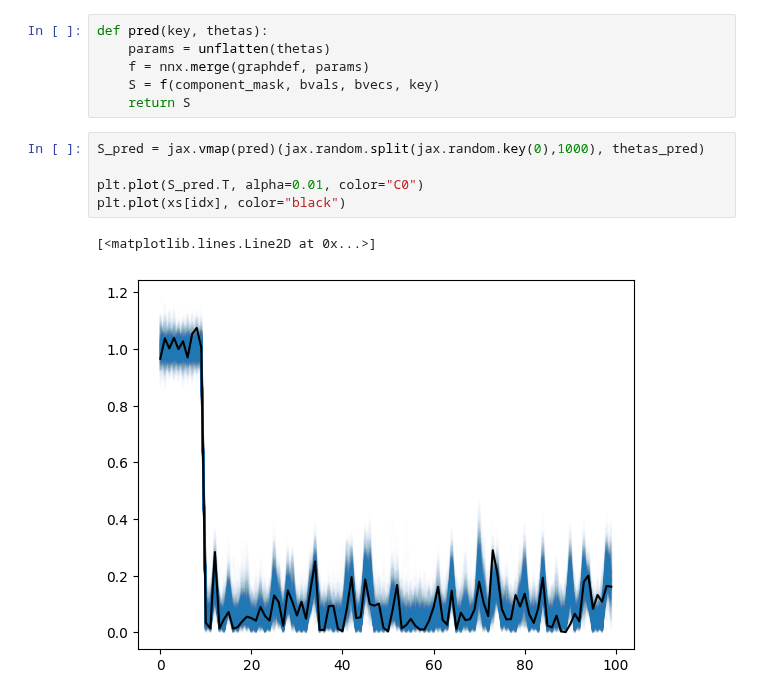
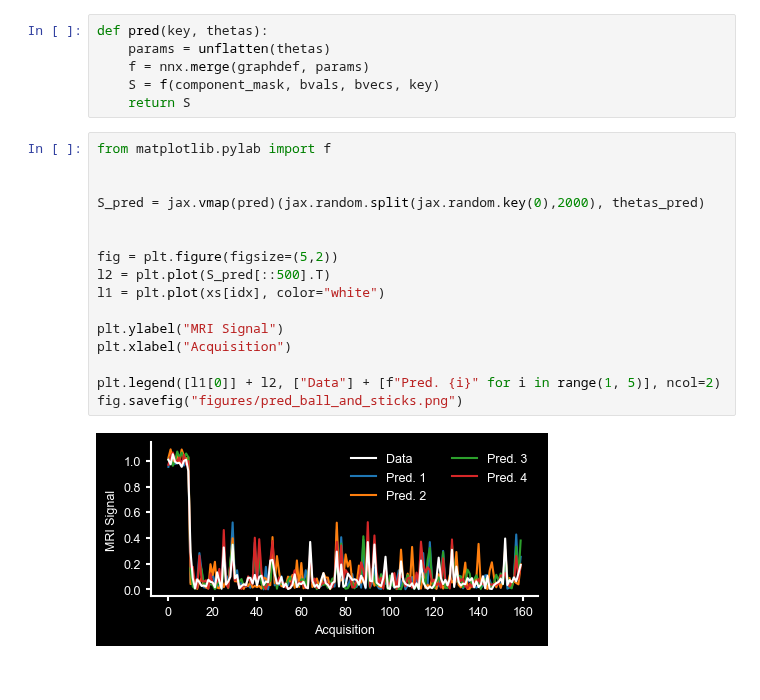
Before and after one commit to mackelab/dmri, a Jupyter notebook: dmri_model_inference.ipynb, the cells around one changed output. Saved outputs shown, nothing was run; the diff lists cells and outputs as text; blank space fills up the shorter version.

```diff
--- a/dmri_model_inference.ipynb
+++ b/dmri_model_inference.ipynb
@@ -259,11 +283,21 @@ def pred(key, thetas):
     f = nnx.merge(graphdef, params)
     S = f(component_mask, bvals, bvecs, key)
     return S
-# %%
-S_pred = jax.vmap(pred)(jax.random.split(jax.random.key(0),1000), thetas_pred)
-
-plt.plot(S_pred.T, alpha=0.01, color="C0")
-plt.plot(xs[idx], color="black")
-# %% [output]
-[<matplotlib.lines.Line2D at 0x...>]
-[figure, removed]
+# %%
+from matplotlib.pylab import f
+
+
+S_pred = jax.vmap(pred)(jax.random.split(jax.random.key(0),2000), thetas_pred)
+
+
+fig = plt.figure(figsize=(5,2))
+l2 = plt.plot(S_pred[::500].T)
+l1 = plt.plot(xs[idx], color="white")
+
+plt.ylabel("MRI Signal")
+plt.xlabel("Acquisition")
+
+plt.legend([l1[0]] + l2, ["Data"] + [f"Pred. {i}" for i in range(1, 5)], ncol=2)
+fig.savefig("figures/pred_ball_and_sticks.png")
+# %% [output]
+[figure, added]
```
Also changed, not shown: parts of 20 cells of this notebook, 16 other files.
